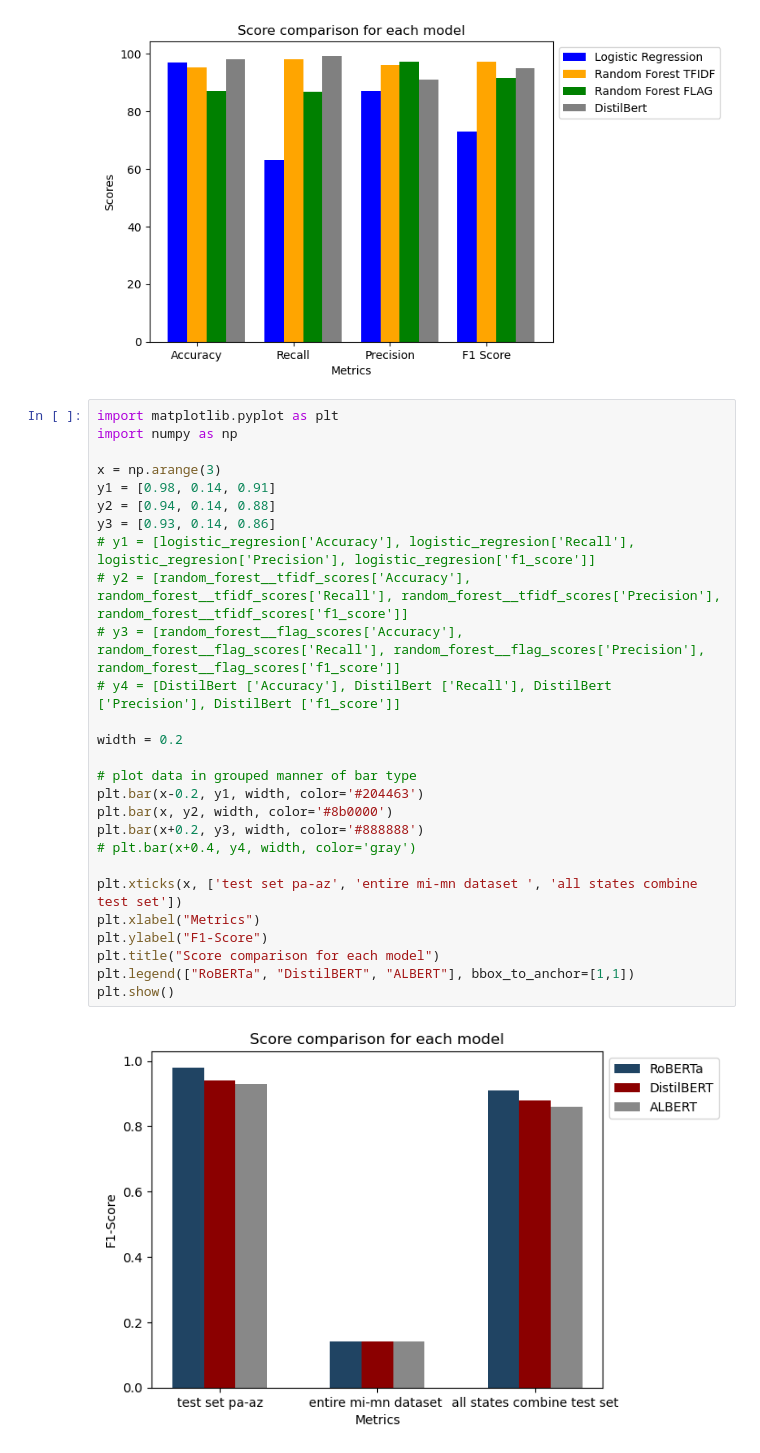
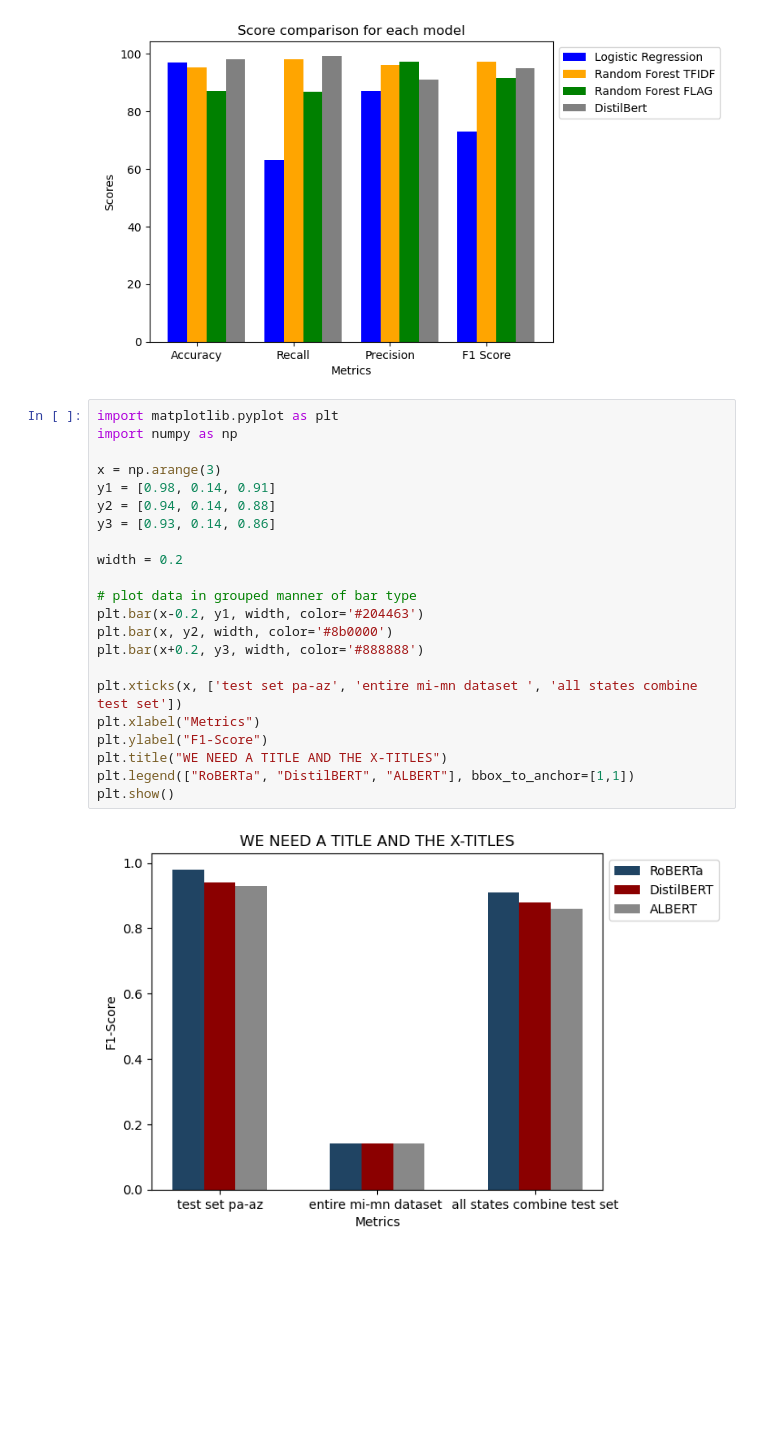
Before and after one commit to satadisha/ner_congressional_records, a Jupyter notebook: graphs.ipynb, the cells around one changed output. Saved outputs shown, nothing was run; the diff lists cells and outputs as text; blank space fills up the shorter version.

```diff
--- a/graphs.ipynb
+++ b/graphs.ipynb
@@ -138,29 +138,24 @@ plt.show()
 # %%
 import matplotlib.pyplot as plt
 import numpy as np
 
 x = np.arange(3)
 y1 = [0.98, 0.14, 0.91]
 y2 = [0.94, 0.14, 0.88]
 y3 = [0.93, 0.14, 0.86]
-# y1 = [logistic_regresion['Accuracy'], logistic_regresion['Recall'], logistic_regresion['Precision'], logistic_regresion['f1_score']]
-# y2 = [random_forest__tfidf_scores['Accuracy'], random_forest__tfidf_scores['Recall'], random_forest__tfidf_scores['Precision'], random_forest__tfidf_scores['f1_score']]
-# y3 = [random_forest__flag_scores['Accuracy'], random_forest__flag_scores['Recall'], random_forest__flag_scores['Precision'], random_forest__flag_scores['f1_score']]
-# y4 = [DistilBert ['Accuracy'], DistilBert ['Recall'], DistilBert ['Precision'], DistilBert ['f1_score']]
 
 width = 0.2
 
 # plot data in grouped manner of bar type
 plt.bar(x-0.2, y1, width, color='#204463')
 plt.bar(x, y2, width, color='#8b0000')
 plt.bar(x+0.2, y3, width, color='#888888')
-# plt.bar(x+0.4, y4, width, color='gray')
 
 plt.xticks(x, ['test set pa-az', 'entire mi-mn dataset ', 'all states combine test set'])
 plt.xlabel("Metrics")
 plt.ylabel("F1-Score")
-plt.title("Score comparison for each model")
+plt.title("WE NEED A TITLE AND THE X-TITLES")
 plt.legend(["RoBERTa", "DistilBERT", "ALBERT"], bbox_to_anchor=[1,1])
 plt.show()
 # %% [output]
-[figure, old version]
+[figure, new version]
```
Also changed, not shown: 2 other files.
